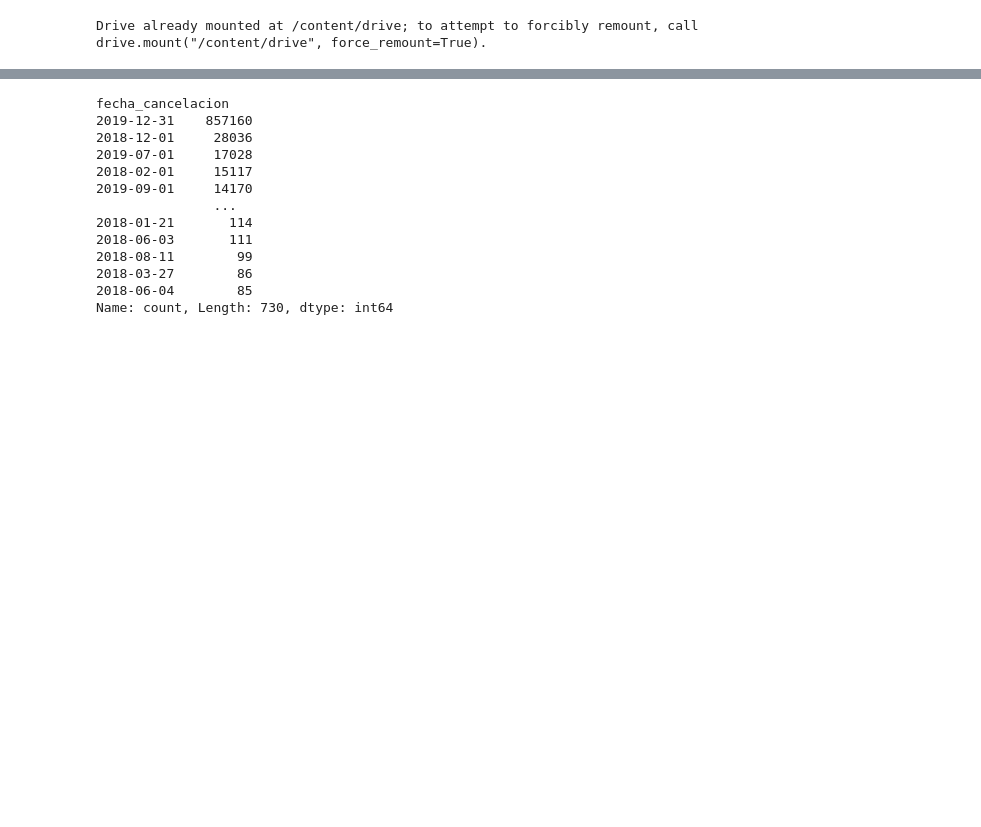
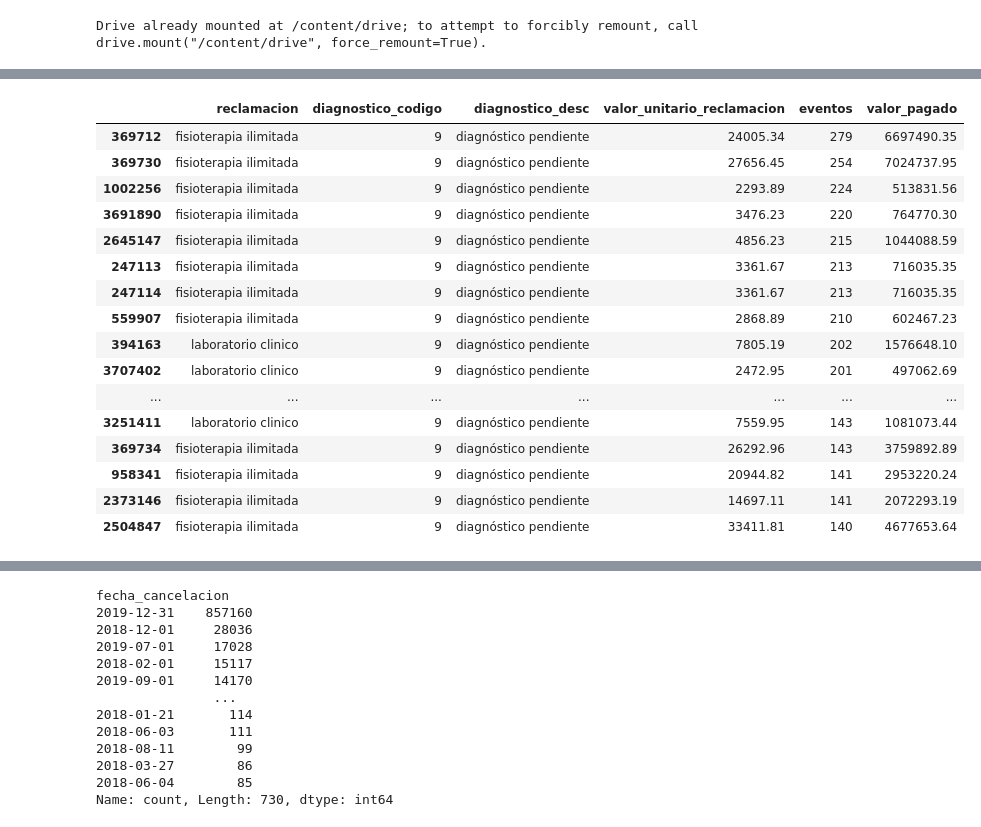
Before and after one commit to danielmancovidales/Aplicaciones-en-finanzas, a Jupyter notebook: Exploratorio.ipynb, the cells around one changed output, grey strips where cells are left out. Saved outputs shown, nothing was run; the diff lists cells and outputs as text; code cells hidden in the pictures; blank space fills up the shorter version.

```diff
--- a/Exploratorio.ipynb
+++ b/Exploratorio.ipynb
@@ -122,3 +164,28 @@ memory usage: 519.3+ MB
+# %%
+df_filtrado['valor_unitario_reclamacion'].value_counts()
+
+#### se puede analizar el tipo de diagnistico y el valor unitario por reclamacion, las cantidades de eventos y el valor pagado por el total de ellos
+costo_diagn=df_filtrado[['reclamacion','diagnostico_codigo','diagnostico_desc','valor_unitario_reclamacion','eventos','valor_pagado']]
+costo_diagn=costo_diagn.sort_values(by='eventos', ascending=False)
+costo_diagn.head(30)
+# %% [output]
+|  | reclamacion | diagnostico_codigo | diagnostico_desc | valor_unitario_reclamacion | eventos | valor_pagado |
+| 369712 | fisioterapia ilimitada | 9 | diagnóstico pendiente | 24005.34 | 279 | 6697490.35 |
+| 369730 | fisioterapia ilimitada | 9 | diagnóstico pendiente | 27656.45 | 254 | 7024737.95 |
+| 1002256 | fisioterapia ilimitada | 9 | diagnóstico pendiente | 2293.89 | 224 | 513831.56 |
+| 3691890 | fisioterapia ilimitada | 9 | diagnóstico pendiente | 3476.23 | 220 | 764770.30 |
+| 2645147 | fisioterapia ilimitada | 9 | diagnóstico pendiente | 4856.23 | 215 | 1044088.59 |
+| 247113 | fisioterapia ilimitada | 9 | diagnóstico pendiente | 3361.67 | 213 | 716035.35 |
+| 247114 | fisioterapia ilimitada | 9 | diagnóstico pendiente | 3361.67 | 213 | 716035.35 |
+| 559907 | fisioterapia ilimitada | 9 | diagnóstico pendiente | 2868.89 | 210 | 602467.23 |
+| 394163 | laboratorio clinico | 9 | diagnóstico pendiente | 7805.19 | 202 | 1576648.10 |
+| 3707402 | laboratorio clinico | 9 | diagnóstico pendiente | 2472.95 | 201 | 497062.69 |
+| ... | ... | ... | ... | ... | ... | ... |
+| 3251411 | laboratorio clinico | 9 | diagnóstico pendiente | 7559.95 | 143 | 1081073.44 |
+| 369734 | fisioterapia ilimitada | 9 | diagnóstico pendiente | 26292.96 | 143 | 3759892.89 |
+| 958341 | fisioterapia ilimitada | 9 | diagnóstico pendiente | 20944.82 | 141 | 2953220.24 |
+| 2373146 | fisioterapia ilimitada | 9 | diagnóstico pendiente | 14697.11 | 141 | 2072293.19 |
+| 2504847 | fisioterapia ilimitada | 9 | diagnóstico pendiente | 33411.81 | 140 | 4677653.64 |
 # %%
 #Consulta para saber cuántas variables hay por cada tipo
 df_filtrado.dtypes.value_counts()
```
Also changed, not shown: parts of 25 cells of this notebook.
